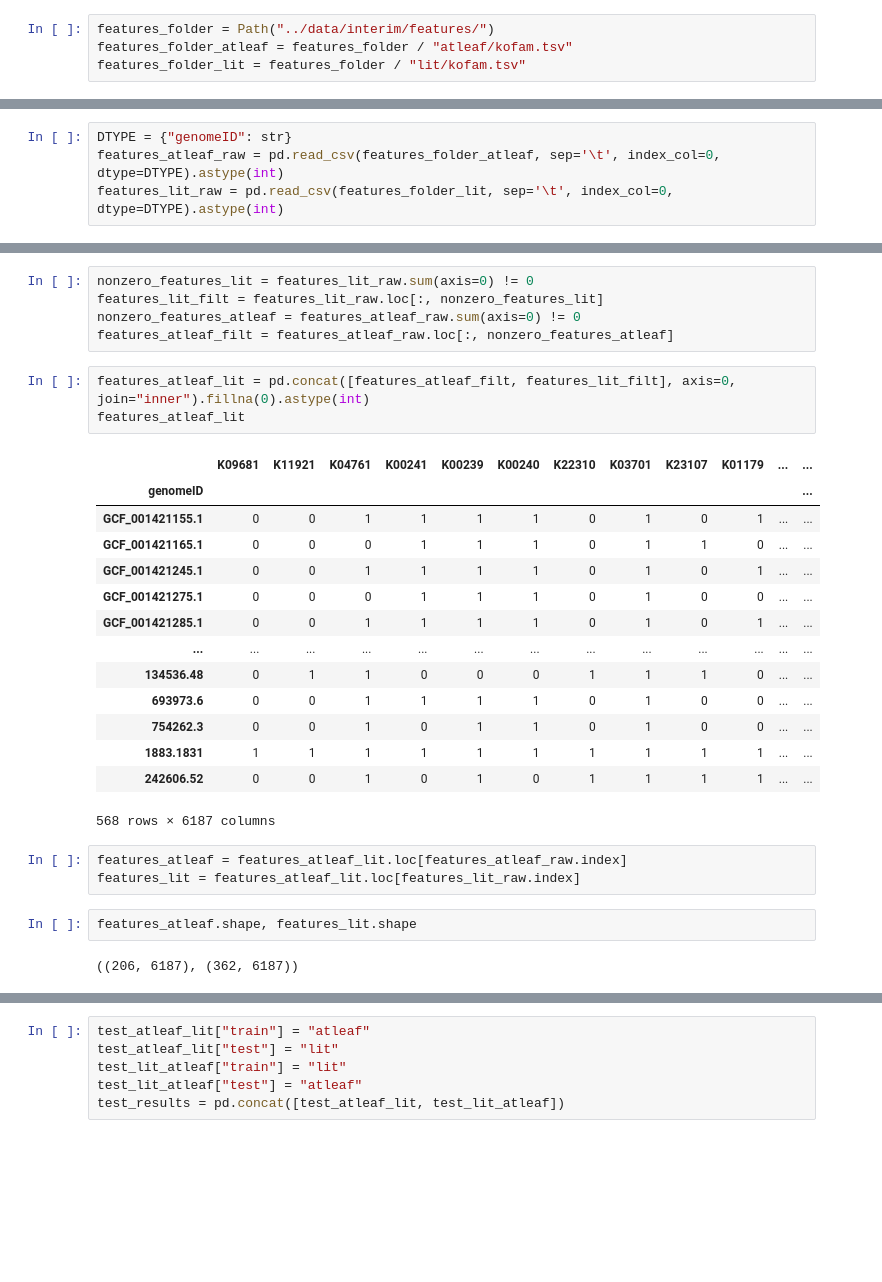
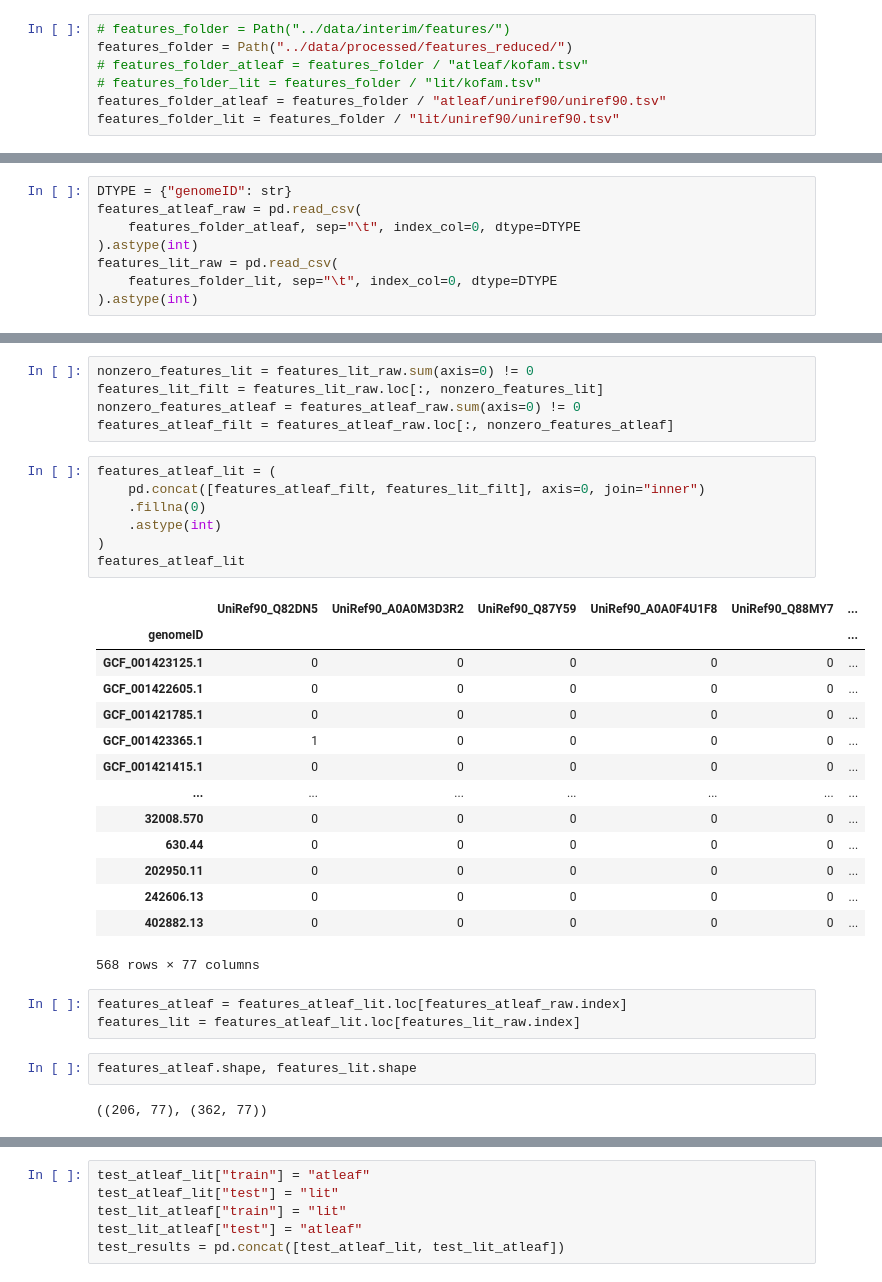
Before and after one commit to kbasecollaborations/trait-prediction, a Jupyter notebook: notebooks/manual_test_verification.ipynb, the cells around one changed output, grey strips where cells are left out. Drawn from its saved outputs; the diff is of its cells as text; blank space fills up the shorter version.

```diff
--- a/notebooks/manual_test_verification.ipynb
+++ b/notebooks/manual_test_verification.ipynb
@@ -25,17 +27,24 @@ PHENOTYPES_SUBSET = ['Alanine',
 # %% [markdown]
 ## Verification of training on ATLeaf and testing on Lit data
 # %%
-features_folder = Path("../data/interim/features/")
-features_folder_atleaf = features_folder / "atleaf/kofam.tsv"
-features_folder_lit = features_folder / "lit/kofam.tsv"
+# features_folder = Path("../data/interim/features/")
+features_folder = Path("../data/processed/features_reduced/")
+# features_folder_atleaf = features_folder / "atleaf/kofam.tsv"
+# features_folder_lit = features_folder / "lit/kofam.tsv"
+features_folder_atleaf = features_folder / "atleaf/uniref90/uniref90.tsv"
+features_folder_lit = features_folder / "lit/uniref90/uniref90.tsv"
 # %%
 phenotypes_folder = Path("../data/processed/phenotypes/")
 phenotypes_folder_atleaf = phenotypes_folder / "atleaf"
 phenotypes_folder_lit = phenotypes_folder / "lit"
 # %%
 DTYPE = {"genomeID": str}
-features_atleaf_raw = pd.read_csv(features_folder_atleaf, sep='\t', index_col=0, dtype=DTYPE).astype(int)
-features_lit_raw = pd.read_csv(features_folder_lit, sep='\t', index_col=0, dtype=DTYPE).astype(int)
+features_atleaf_raw = pd.read_csv(
+    features_folder_atleaf, sep="\t", index_col=0, dtype=DTYPE
+).astype(int)
+features_lit_raw = pd.read_csv(
+    features_folder_lit, sep="\t", index_col=0, dtype=DTYPE
+).astype(int)
 # %%
 def read_phenotypes(folder: Path) -> dict[str, pd.Series]:
     phenotype_dict = {}
@@ -113,28 +144,32 @@ features_lit_filt = features_lit_raw.loc[:, nonzero_features_lit]
 nonzero_features_atleaf = features_atleaf_raw.sum(axis=0) != 0
 features_atleaf_filt = features_atleaf_raw.loc[:, nonzero_features_atleaf]
 # %%
-features_atleaf_lit = pd.concat([features_atleaf_filt, features_lit_filt], axis=0, join="inner").fillna(0).astype(int)
+features_atleaf_lit = (
+    pd.concat([features_atleaf_filt, features_lit_filt], axis=0, join="inner")
+    .fillna(0)
+    .astype(int)
+)
 features_atleaf_lit
 # %% [output]
-|  | K09681 | K11921 | K04761 | K00241 | K00239 | K00240 | K22310 | K03701 | K23107 | K01179 | ... | ... |
-| genomeID |  |  |  |  |  |  |  |  |  |  |  | ... |
-| GCF_001421155.1 | 0 | 0 | 1 | 1 | 1 | 1 | 0 | 1 | 0 | 1 | ... | ... |
-| GCF_001421165.1 | 0 | 0 | 0 | 1 | 1 | 1 | 0 | 1 | 1 | 0 | ... | ... |
-| GCF_001421245.1 | 0 | 0 | 1 | 1 | 1 | 1 | 0 | 1 | 0 | 1 | ... | ... |
-| GCF_001421275.1 | 0 | 0 | 0 | 1 | 1 | 1 | 0 | 1 | 0 | 0 | ... | ... |
-| GCF_001421285.1 | 0 | 0 | 1 | 1 | 1 | 1 | 0 | 1 | 0 | 1 | ... | ... |
-| ... | ... | ... | ... | ... | ... | ... | ... | ... | ... | ... | ... | ... |
-| 134536.48 | 0 | 1 | 1 | 0 | 0 | 0 | 1 | 1 | 1 | 0 | ... | ... |
-| 693973.6 | 0 | 0 | 1 | 1 | 1 | 1 | 0 | 1 | 0 | 0 | ... | ... |
-| 754262.3 | 0 | 0 | 1 | 0 | 1 | 1 | 0 | 1 | 0 | 0 | ... | ... |
-| 1883.1831 | 1 | 1 | 1 | 1 | 1 | 1 | 1 | 1 | 1 | 1 | ... | ... |
-| 242606.52 | 0 | 0 | 1 | 0 | 1 | 0 | 1 | 1 | 1 | 1 | ... | ... |
+|  | UniRef90_Q82DN5 | UniRef90_A0A0M3D3R2 | UniRef90_Q87Y59 | UniRef90_A0A0F4U1F8 | UniRef90_Q88MY7 | ... |
+| genomeID |  |  |  |  |  | ... |
+| GCF_001423125.1 | 0 | 0 | 0 | 0 | 0 | ... |
+| GCF_001422605.1 | 0 | 0 | 0 | 0 | 0 | ... |
+| GCF_001421785.1 | 0 | 0 | 0 | 0 | 0 | ... |
+| GCF_001423365.1 | 1 | 0 | 0 | 0 | 0 | ... |
+| GCF_001421415.1 | 0 | 0 | 0 | 0 | 0 | ... |
+| ... | ... | ... | ... | ... | ... | ... |
+| 32008.570 | 0 | 0 | 0 | 0 | 0 | ... |
+| 630.44 | 0 | 0 | 0 | 0 | 0 | ... |
+| 202950.11 | 0 | 0 | 0 | 0 | 0 | ... |
+| 242606.13 | 0 | 0 | 0 | 0 | 0 | ... |
+| 402882.13 | 0 | 0 | 0 | 0 | 0 | ... |
-568 rows × 6187 columns
+568 rows × 77 columns
 # %%
 features_atleaf = features_atleaf_lit.loc[features_atleaf_raw.index]
 features_lit = features_atleaf_lit.loc[features_lit_raw.index]
 # %%
 features_atleaf.shape, features_lit.shape
 # %% [output]
-((206, 6187), (362, 6187))
+((206, 77), (362, 77))
 # %%
```
Also changed, not shown: parts of 12 cells of this notebook, 1 other file.
